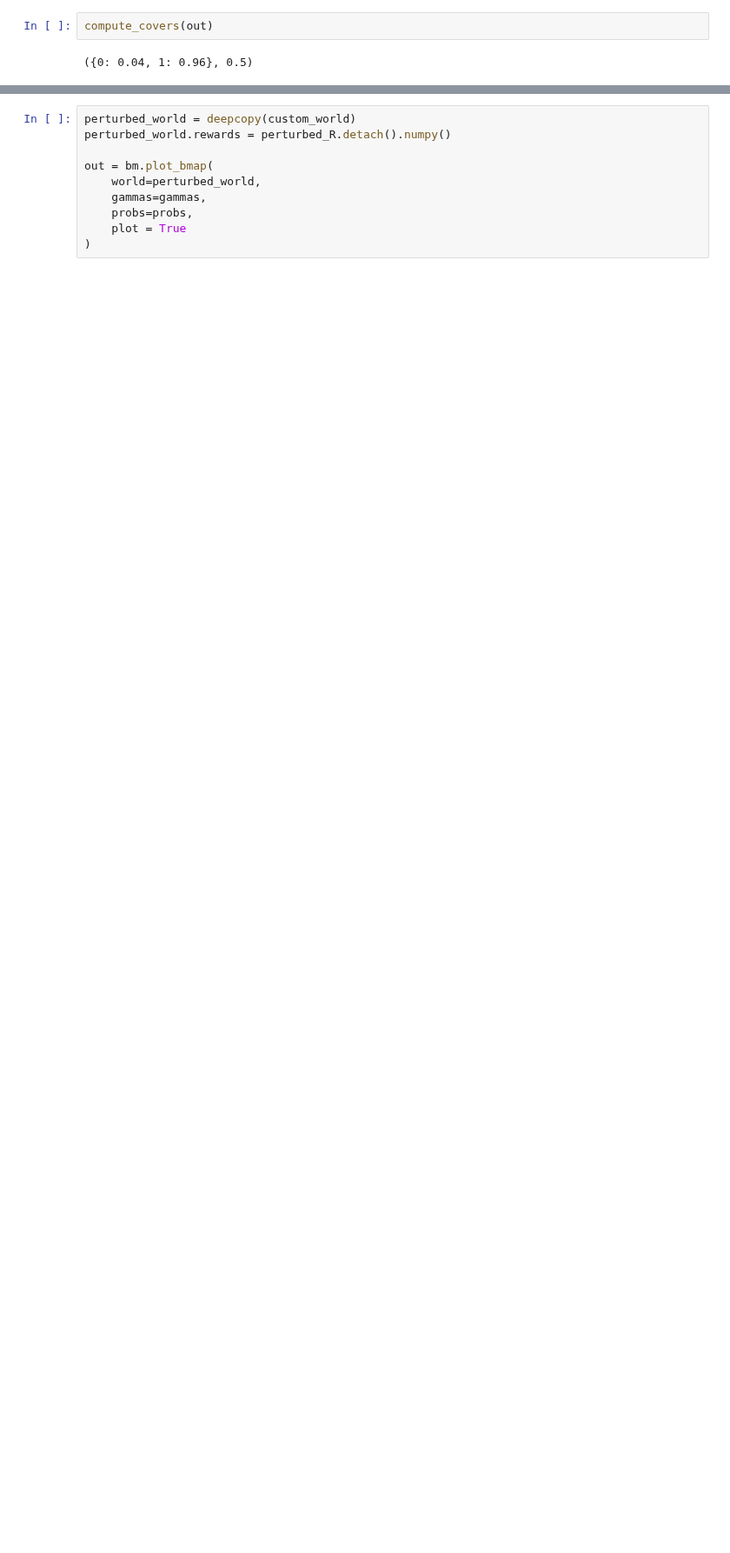
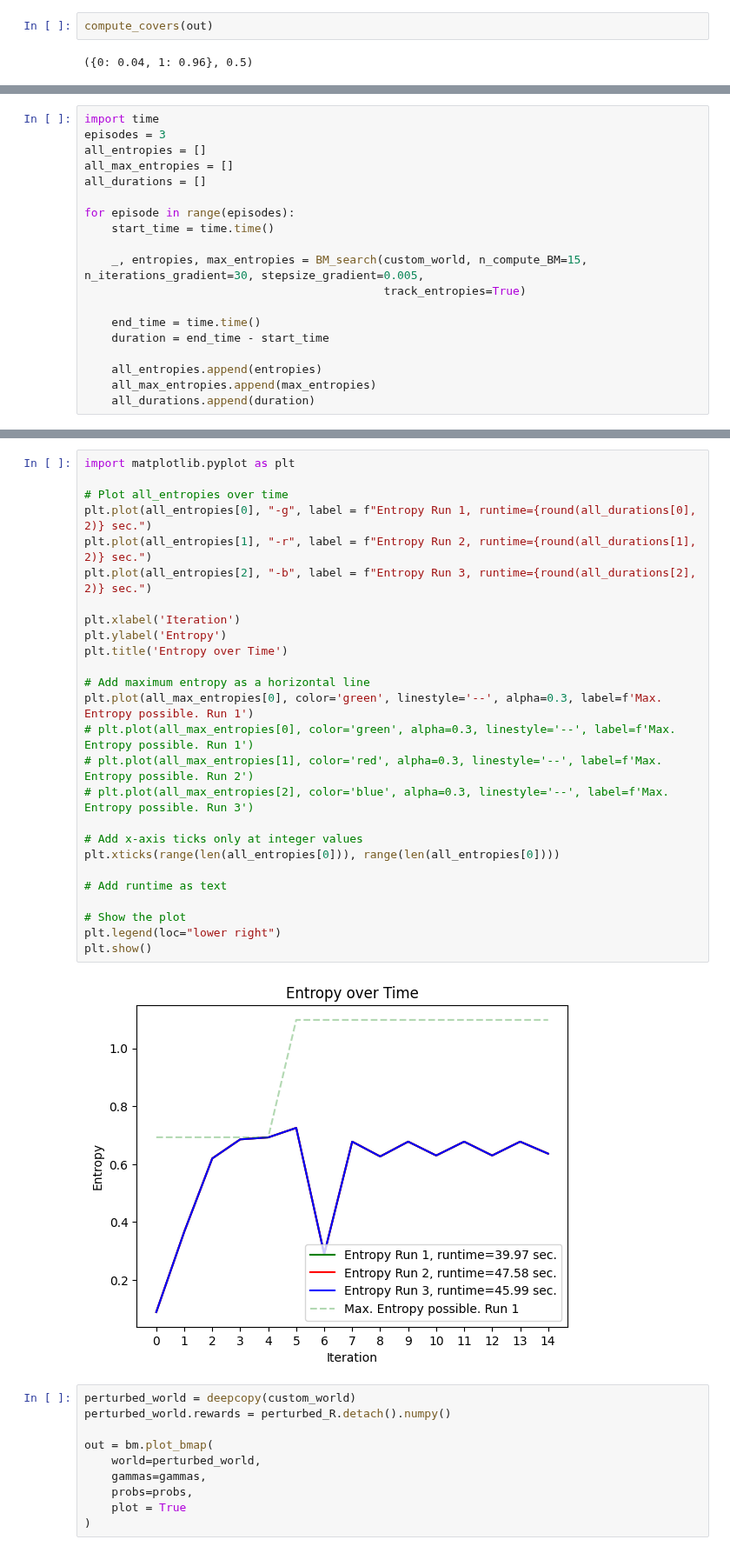
Before and after one commit to ankile/irl-environment-design, a Jupyter notebook: notebooks/08_pn_implicit_diff.ipynb, the cells around one changed output, grey strips where cells are left out. Shown at 87% size. Saved outputs shown, nothing was run; the diff lists cells and outputs as text; blank space fills up the shorter version.

Commit message:
further entropy integration

```diff
--- a/notebooks/08_pn_implicit_diff.ipynb
+++ b/notebooks/08_pn_implicit_diff.ipynb
@@ -398,0 +382,19 @@ Computing BM 19 of 20
+# %%
+import time
+episodes = 3
+all_entropies = []
+all_max_entropies = []
+all_durations = []
+
+for episode in range(episodes):
+    start_time = time.time()
+
+    _, entropies, max_entropies = BM_search(custom_world, n_compute_BM=15, n_iterations_gradient=30, stepsize_gradient=0.005,
+                                            track_entropies=True)
+
+    end_time = time.time()
+    duration = end_time - start_time
+
+    all_entropies.append(entropies)
+    all_max_entropies.append(max_entropies)
+    all_durations.append(duration)
@@ -399,3 +419,31 @@ Computing BM 19 of 20
+# %%
+import matplotlib.pyplot as plt
+
+# Plot all_entropies over time
+plt.plot(all_entropies[0], "-g", label = f"Entropy Run 1, runtime={round(all_durations[0], 2)} sec.")
+plt.plot(all_entropies[1], "-r", label = f"Entropy Run 2, runtime={round(all_durations[1], 2)} sec.")
+plt.plot(all_entropies[2], "-b", label = f"Entropy Run 3, runtime={round(all_durations[2], 2)} sec.")
+
+plt.xlabel('Iteration')
+plt.ylabel('Entropy')
+plt.title('Entropy over Time')
+
+# Add maximum entropy as a horizontal line
+plt.plot(all_max_entropies[0], color='green', linestyle='--', alpha=0.3, label=f'Max. Entropy possible. Run 1')
+# plt.plot(all_max_entropies[0], color='green', alpha=0.3, linestyle='--', label=f'Max. Entropy possible. Run 1')
+# plt.plot(all_max_entropies[1], color='red', alpha=0.3, linestyle='--', label=f'Max. Entropy possible. Run 2')
+# plt.plot(all_max_entropies[2], color='blue', alpha=0.3, linestyle='--', label=f'Max. Entropy possible. Run 3')
+
+# Add x-axis ticks only at integer values
+plt.xticks(range(len(all_entropies[0])), range(len(all_entropies[0])))
+
+# Add runtime as text
+
+# Show the plot
+plt.legend(loc="lower right")
+plt.show()
+# %% [output]
+[figure, added]
 # %%
 perturbed_world = deepcopy(custom_world)
 perturbed_world.rewards = perturbed_R.detach().numpy()
```
Also changed, not shown: parts of 4 cells of this notebook, 7 other files.
